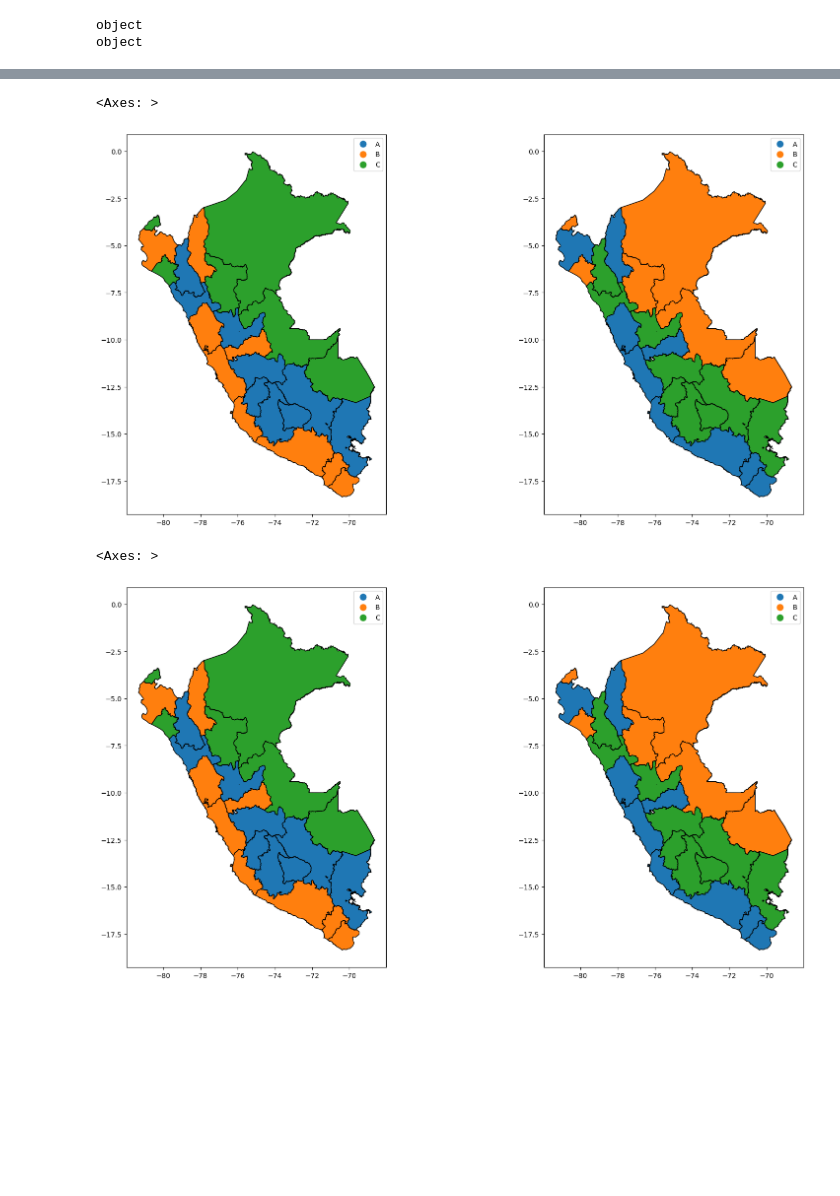
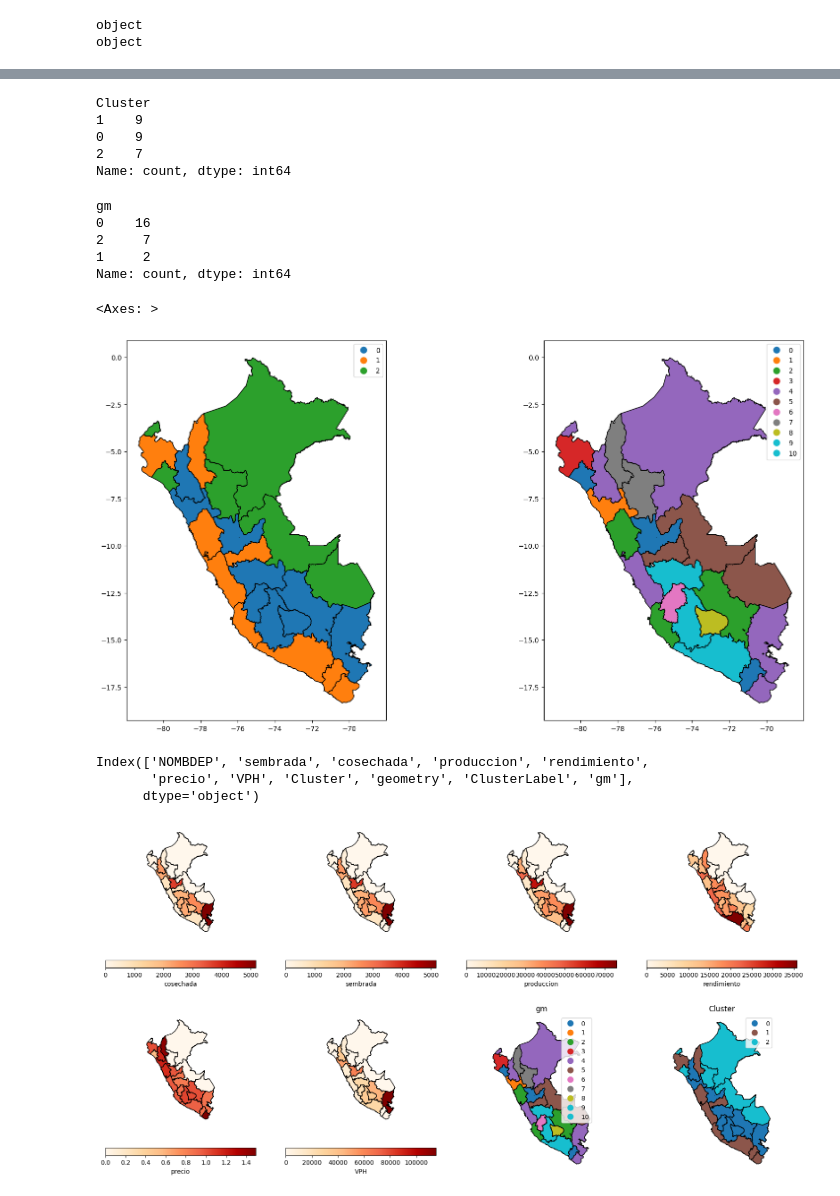
Before and after one commit to angelTCC/Produccion-Agricola-Nacional, a Jupyter notebook: mlModels/RegionalCluster/EDA.ipynb, the cells around one changed output, grey strips where cells are left out. Saved outputs shown, nothing was run; the diff lists cells and outputs as text; code cells hidden in the pictures; blank space fills up the shorter version.

```diff
--- a/mlModels/RegionalCluster/EDA.ipynb
+++ b/mlModels/RegionalCluster/EDA.ipynb
@@ -323,3 +381,7 @@ df = gdf[["NOMBDEP", 'sembrada', 'cosechada', 'produccion', 'rendimiento', 'prec
+# %%
+gdf = geopandas.read_file(
+    "zip://limites_departamentales.zip!limites_departamentales/DEPARTAMENTOS_inei_geogpsperu_suyopomalia.shp"
+)
 # %%
 fig, axes = plt.subplots(ncols=3, nrows=2, figsize=(20,10))
 
@@ -353,3 +454,19 @@ data["gm"] = gm.predict(X)
+# %%
+df.Cluster.value_counts()
+# %% [output]
+Cluster
+1    9
+0    9
+2    7
+Name: count, dtype: int64
+# %%
+df.gm.value_counts()
+# %% [output]
+gm
+0    16
+2     7
+1     2
+Name: count, dtype: int64
 # %%
 mapping = {
     0: "A",
@@ -374,22 +491,21 @@ cmap = ListedColormap(colors)
 # %%
 fig, axes = plt.subplots(ncols=2, nrows=1, figsize=(20,10))
 
-df.plot(column="ClusterLabel",
+df.plot(column="Cluster",
                 ax=axes[0],
                 legend=True,
                 cmap=cmap,
                 categorical=True,
                 linewidth=1,
                 edgecolor="black"
                 )
-df.plot(column="gmLabel2",
+df.plot(column="gm",
                 ax=axes[1],
                 legend=True,
-                cmap=cmap,
                 categorical=True,
                 linewidth=1,
                 edgecolor="black"
                 )
 # %% [output]
 <Axes: >
-[figure, old version]
+[figure, new version]
@@ -406,22 +512,31 @@ df = gdf[["NOMBDEP", 'sembrada', 'cosechada', 'produccion', 'rendimiento', 'prec
-# %%
-fig, axes = plt.subplots(ncols=2, nrows=1, figsize=(20,10))
-
-df.plot(column="ClusterLabel",
-                ax=axes[0],
-                legend=True,
-                cmap=cmap,
-                categorical=True,
-                linewidth=1,
-                edgecolor="black"
-                )
-df.plot(column="gmLabel2",
-                ax=axes[1],
-                legend=True,
-                cmap=cmap,
-                categorical=True,
-                linewidth=1,
-                edgecolor="black"
-                )
-# %% [output]
-<Axes: >
-[figure, removed]
+# %%
+df.columns
+# %% [output]
+Index(['NOMBDEP', 'sembrada', 'cosechada', 'produccion', 'rendimiento',
+       'precio', 'VPH', 'Cluster', 'geometry', 'ClusterLabel', 'gm'],
+      dtype='object')
+# %%
+fig, axes = plt.subplots(ncols=4, nrows=2, figsize=(20,10))
+
+for cat, ax in zip(['cosechada', 'sembrada', 'produccion', 'rendimiento', 'precio', 'VPH','gm', 'Cluster'], axes.ravel()):
+    ax.set_axis_off()
+    if cat == "gm" or cat=="Cluster":
+        ax.set_title(cat)
+        df.plot(column=cat,
+                legend=True,
+                ax=ax,
+                categorical=True,
+                linewidth=1,
+                edgecolor="black"
+                )
+    else:
+        df.plot(column=cat,
+                ax=ax,
+                linewidth=1,
+                edgecolor="black",
+                legend=True,
+                cmap='OrRd',
+                categorical=False,
+                legend_kwds={"label": cat, "orientation": "horizontal"})
+# %% [output]
+[figure, added]
```
Also changed, not shown: parts of 52 cells of this notebook, 5 other files.
